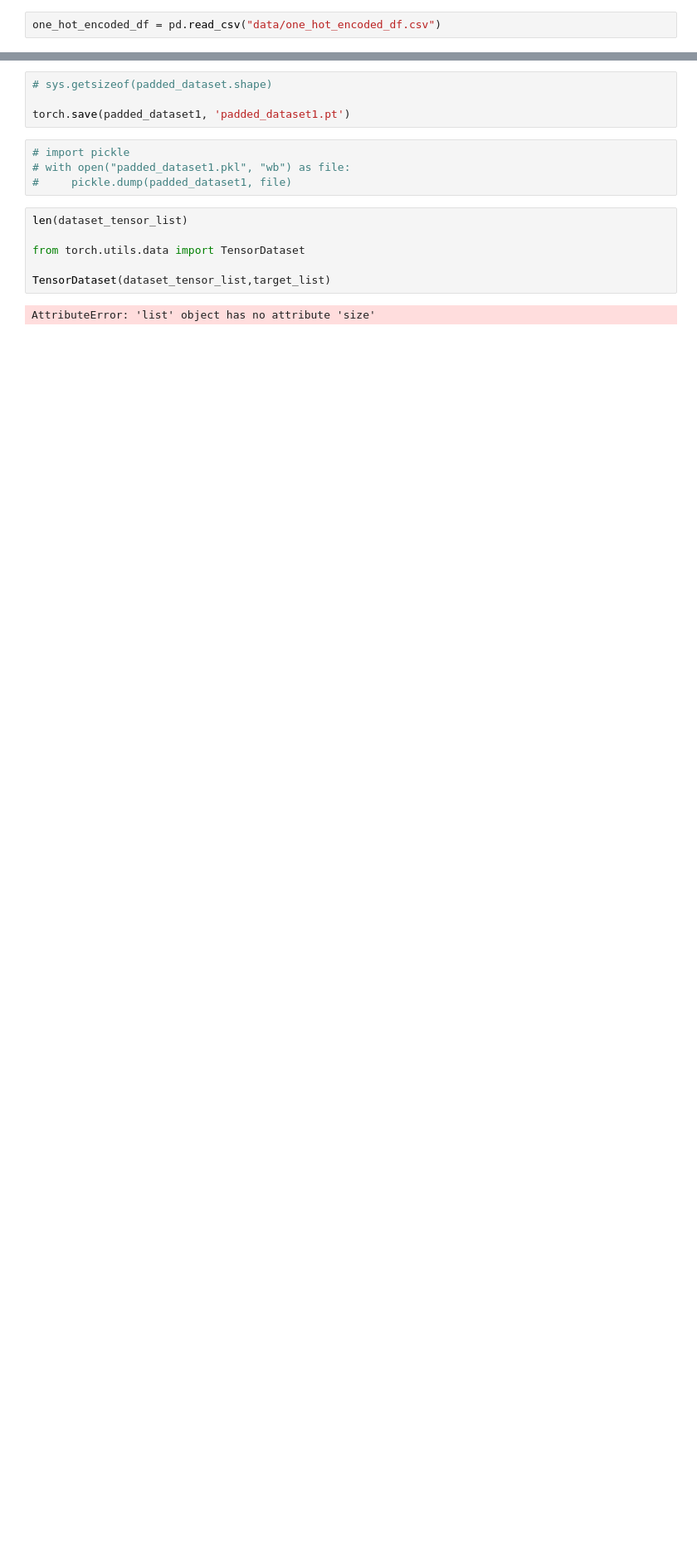
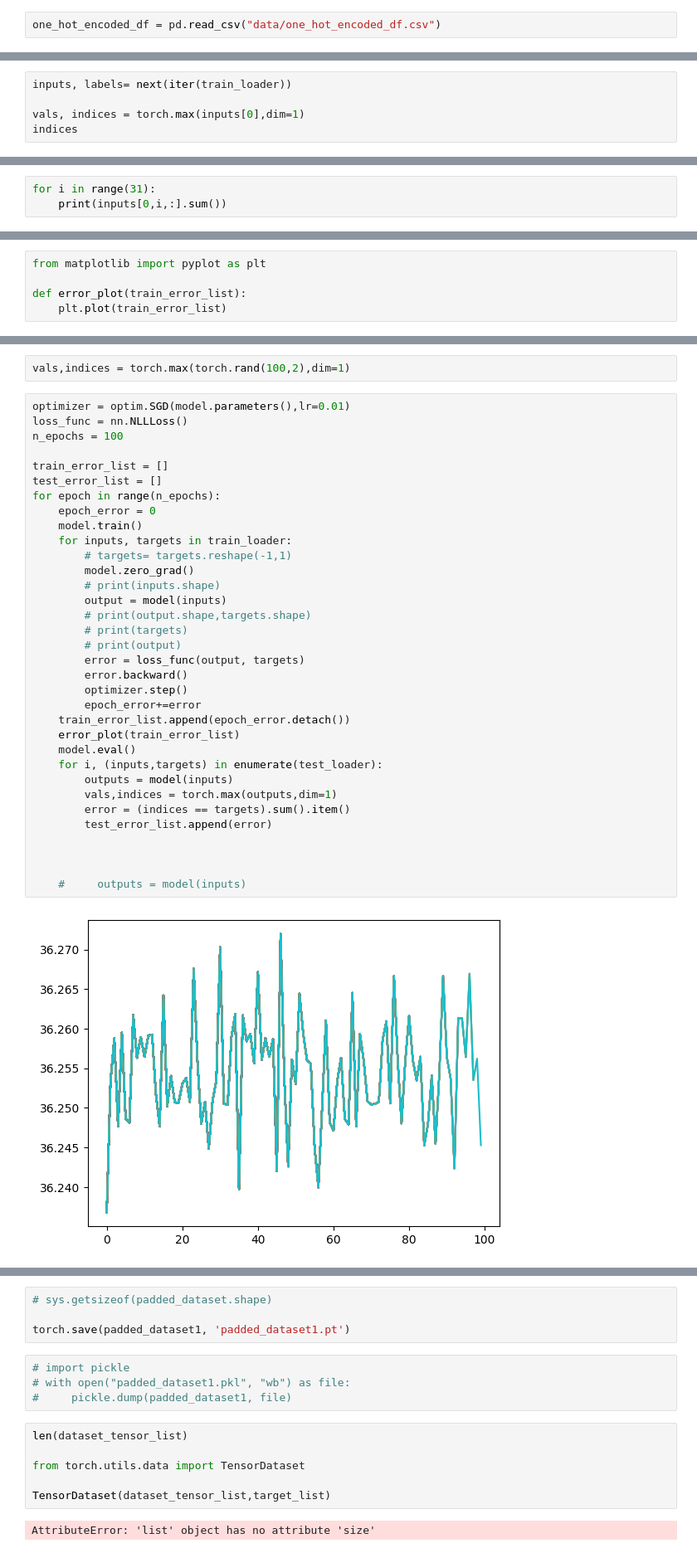
Before and after one commit to DanielMelo404/tweets, a Jupyter notebook: generar_train_y_val.ipynb, the cells around one changed output, grey strips where cells are left out. Shown at 83% size. Cells and saved outputs as stored; diff of their text form; blank space fills up the shorter version.

```diff
--- a/generar_train_y_val.ipynb
+++ b/generar_train_y_val.ipynb
@@ -199,0 +270,5 @@ sys.getsizeof(padded_dataset1)
+# %%
+inputs, labels= next(iter(train_loader))
+
+vals, indices = torch.max(inputs[0],dim=1)
+indices
@@ -199,0 +279,3 @@ sys.getsizeof(padded_dataset1)
+# %%
+for i in range(31):
+    print(inputs[0,i,:].sum())
@@ -199,0 +300,5 @@ sys.getsizeof(padded_dataset1)
+# %%
+from matplotlib import pyplot as plt
+
+def error_plot(train_error_list):
+    plt.plot(train_error_list)
@@ -199,0 +313,38 @@ sys.getsizeof(padded_dataset1)
+# %%
+vals,indices = torch.max(torch.rand(100,2),dim=1)
+# %%
+optimizer = optim.SGD(model.parameters(),lr=0.01)
+loss_func = nn.NLLLoss()
+n_epochs = 100
+
+train_error_list = []
+test_error_list = []
+for epoch in range(n_epochs):
+    epoch_error = 0
+    model.train()
+    for inputs, targets in train_loader:
+        # targets= targets.reshape(-1,1)
+        model.zero_grad()
+        # print(inputs.shape)
+        output = model(inputs)
+        # print(output.shape,targets.shape)
+        # print(targets)
+        # print(output)
+        error = loss_func(output, targets)
+        error.backward()
+        optimizer.step()
+        epoch_error+=error
+    train_error_list.append(epoch_error.detach())
+    error_plot(train_error_list)
+    model.eval()
+    for i, (inputs,targets) in enumerate(test_loader):
+        outputs = model(inputs)
+        vals,indices = torch.max(outputs,dim=1)
+        error = (indices == targets).sum().item()
+        test_error_list.append(error)
+
+
+
+    #     outputs = model(inputs)
+# %% [output]
+[figure, added]
```
Also changed, not shown: parts of 54 cells of this notebook, 8 other files.
